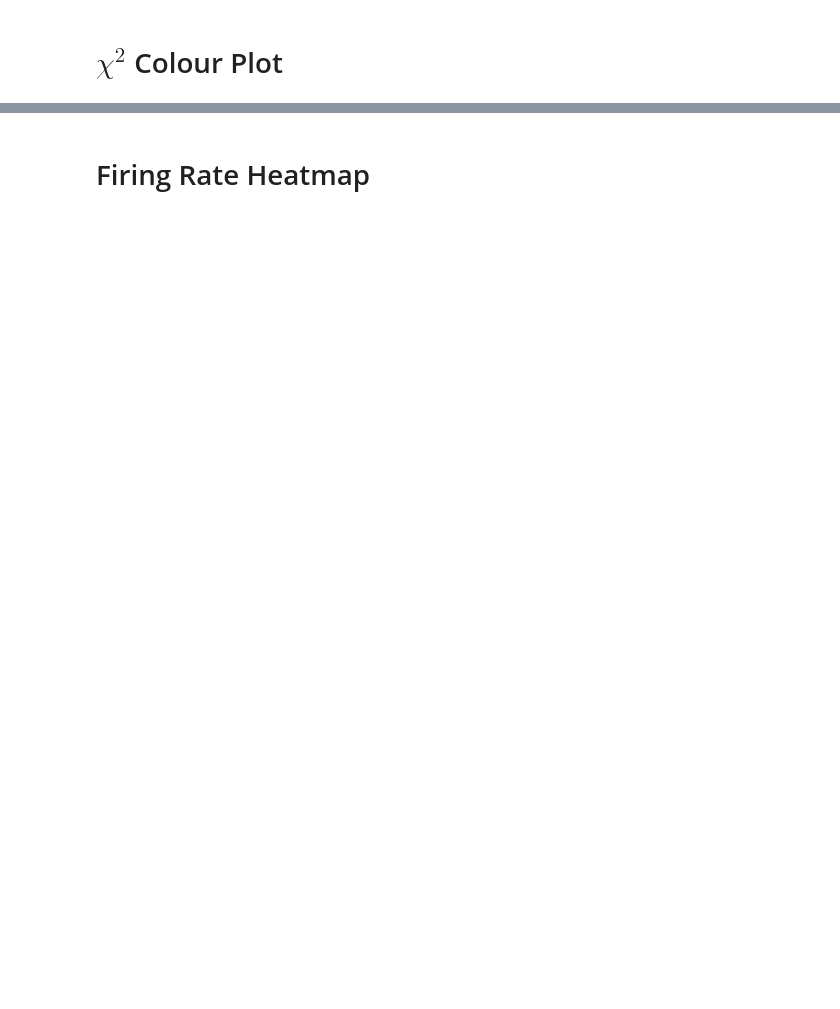
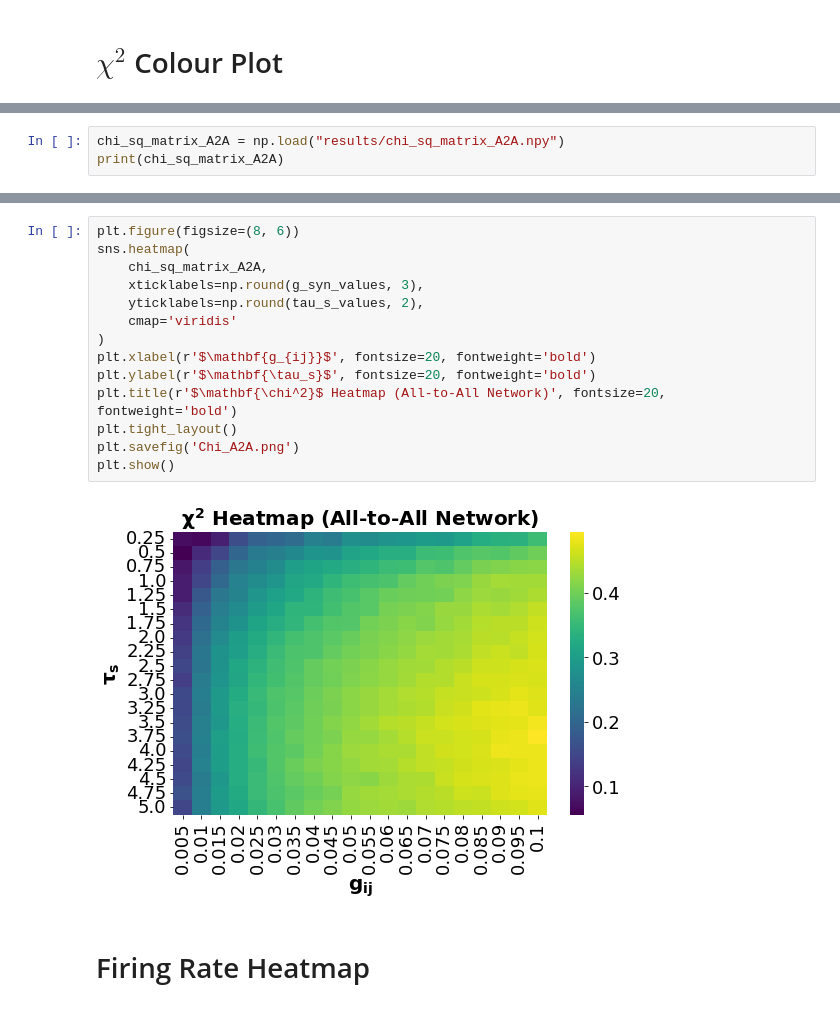
Before and after one commit to davidkelly2002/Final_Year_Thesis_Code, a Jupyter notebook: Colour Plots (Chapter 3).ipynb, the cells around one changed output, grey strips where cells are left out. Saved outputs shown, nothing was run; the diff lists cells and outputs as text; blank space fills up the shorter version.

```diff
--- a/Colour Plots (Chapter 3).ipynb
+++ b/Colour Plots (Chapter 3).ipynb
@@ -1159,0 +1203,3 @@ plt.show()
+# %%
+chi_sq_matrix_A2A = np.load("results/chi_sq_matrix_A2A.npy")
+print(chi_sq_matrix_A2A)
@@ -1160,3 +1224,19 @@ plt.show()
+# %%
+plt.figure(figsize=(8, 6))
+sns.heatmap(
+    chi_sq_matrix_A2A,
+    xticklabels=np.round(g_syn_values, 3),
+    yticklabels=np.round(tau_s_values, 2),
+    cmap='viridis'
+)
+plt.xlabel(r'$\mathbf{g_{ij}}$', fontsize=20, fontweight='bold')
+plt.ylabel(r'$\mathbf{\tau_s}$', fontsize=20, fontweight='bold')
+plt.title(r'$\mathbf{\chi^2}$ Heatmap (All-to-All Network)', fontsize=20, fontweight='bold')
+plt.tight_layout()
+plt.savefig('Chi_A2A.png')
+plt.show()
+# %% [output]
+[figure, added]
 # %% [markdown]
 # Firing Rate Heatmap
 # %%
```
Also changed, not shown: parts of 23 cells of this notebook.
